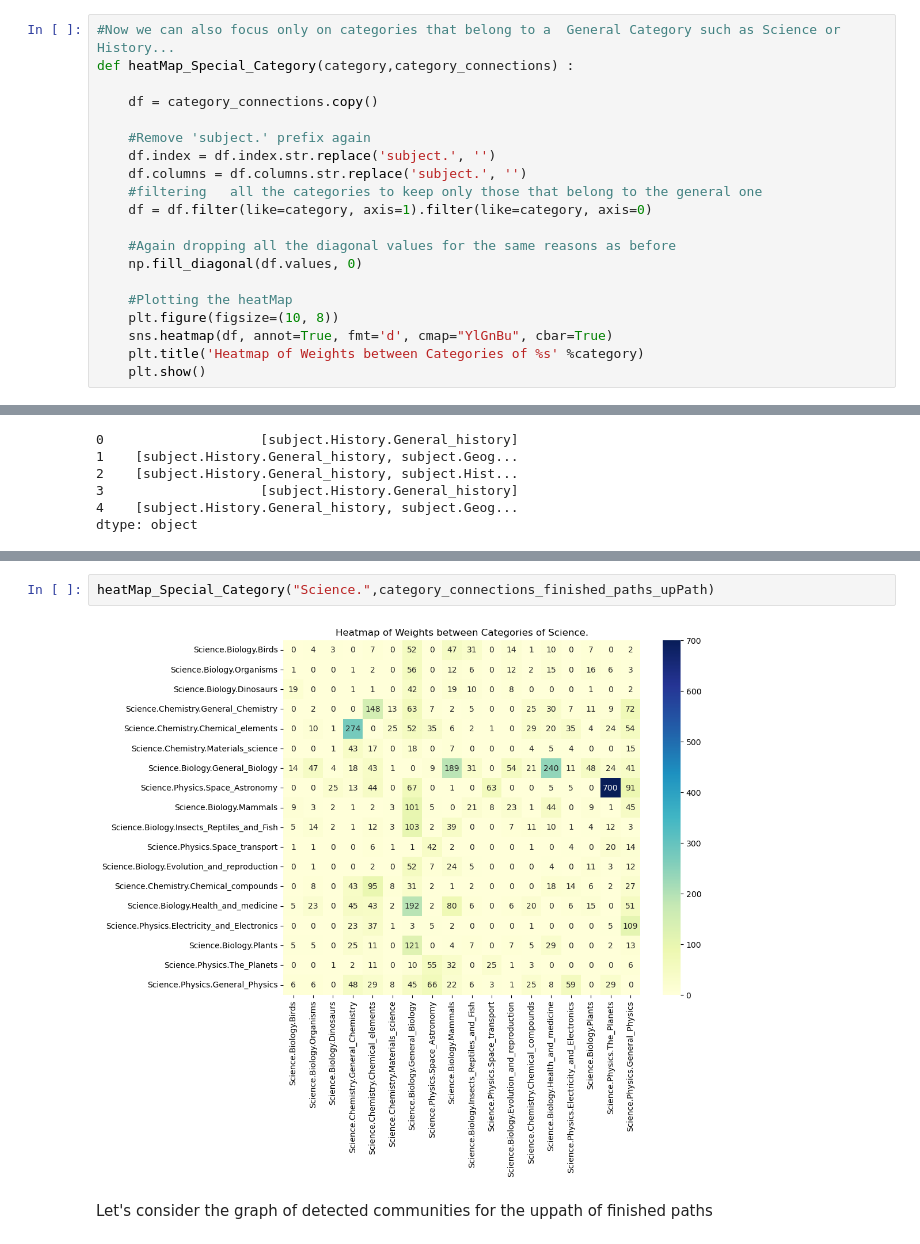
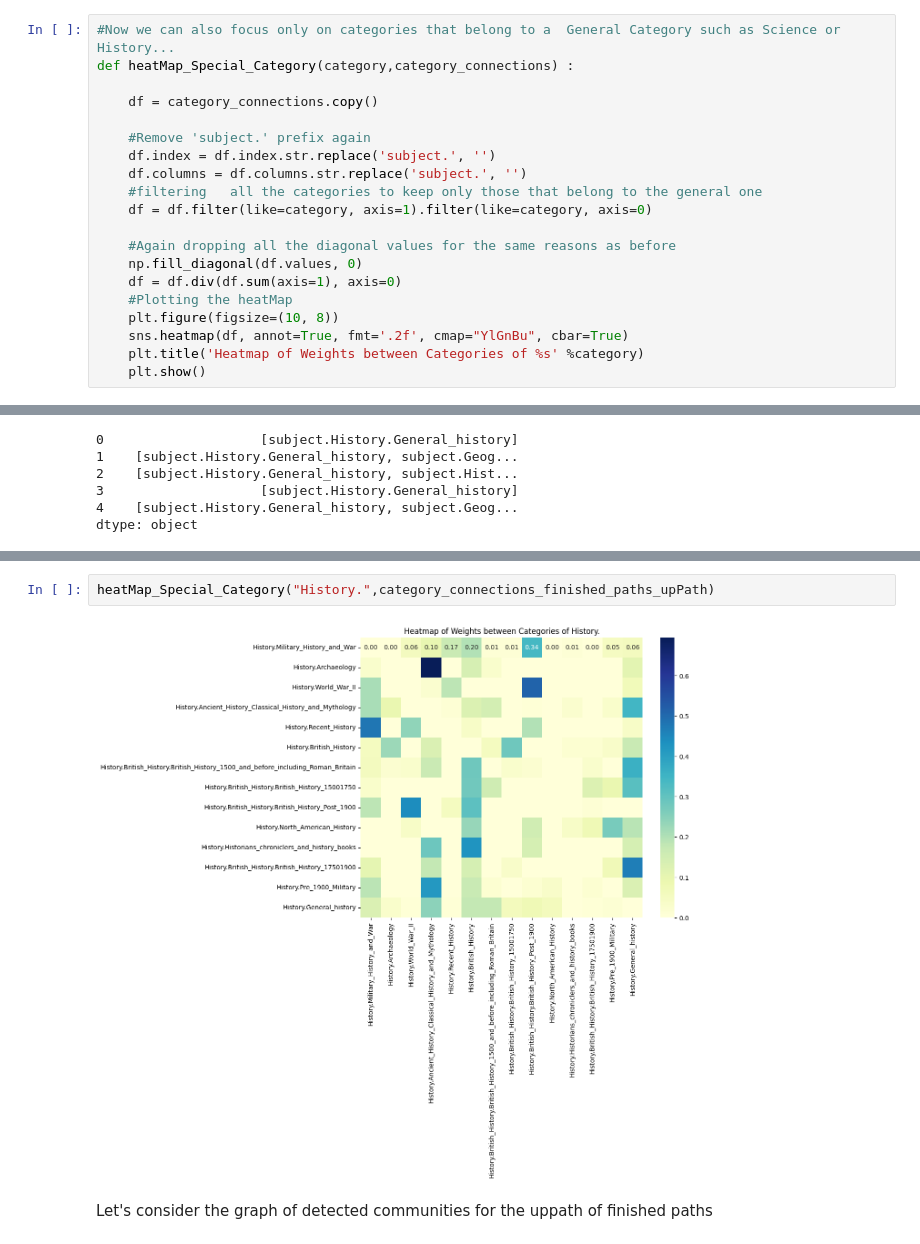
Before and after one commit to epfl-ada/ada-2023-project-datawranglers, a Jupyter notebook: notebooks milestone 2/Milestone_2_notebook.ipynb, the cells around one changed output, grey strips where cells are left out. Drawn from its saved outputs; the diff is of its cells as text.

```diff
--- a/notebooks milestone 2/Milestone_2_notebook.ipynb
+++ b/notebooks milestone 2/Milestone_2_notebook.ipynb
@@ -438,10 +443,10 @@ def heatMap_Special_Category(category,category_connections) :
 
     #Again dropping all the diagonal values for the same reasons as before
     np.fill_diagonal(df.values, 0)
-
+    df = df.div(df.sum(axis=1), axis=0)
     #Plotting the heatMap
     plt.figure(figsize=(10, 8))
-    sns.heatmap(df, annot=True, fmt='d', cmap="YlGnBu", cbar=True)
+    sns.heatmap(df, annot=True, fmt='.2f', cmap="YlGnBu", cbar=True)
     plt.title('Heatmap of Weights between Categories of %s' %category)
     plt.show()
 # %%
@@ -537,7 +542,7 @@ heatmap_general_categories(category_connections_finished_paths_upPath)
 # %%
-heatMap_Special_Category("Science.",category_connections_finished_paths_upPath)
+heatMap_Special_Category("History.",category_connections_finished_paths_upPath)
 # %% [output]
-[figure, old version]
+[figure, new version]
 # %% [markdown]
 Let's consider the graph of detected communities for the uppath of finished paths
 # %%
```
Also changed, not shown: parts of 20 cells of this notebook.
